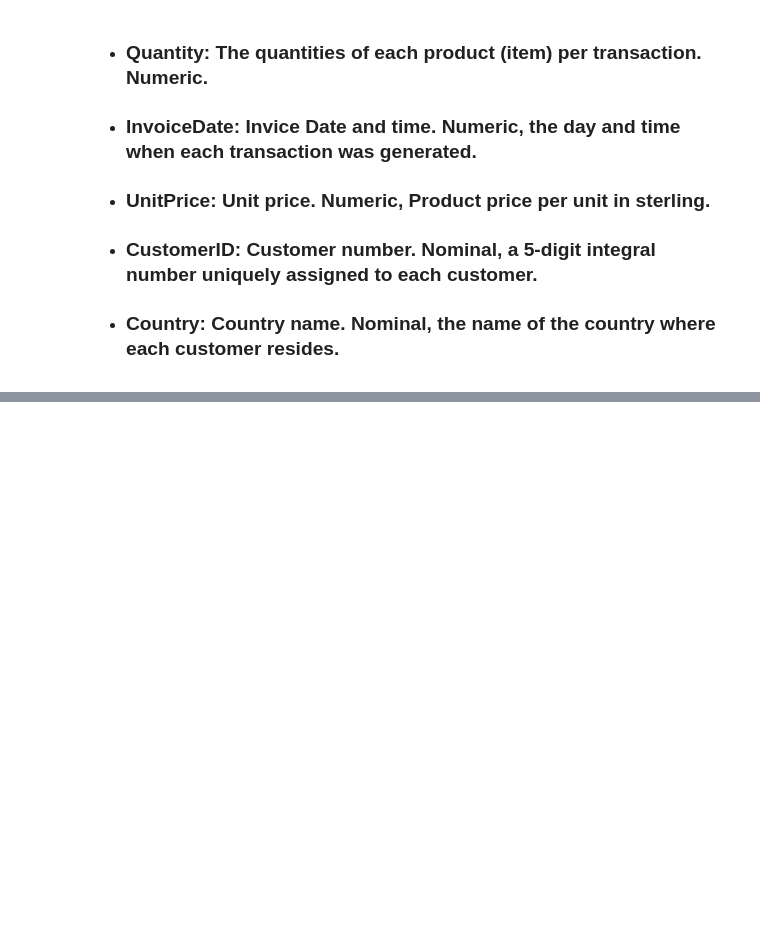
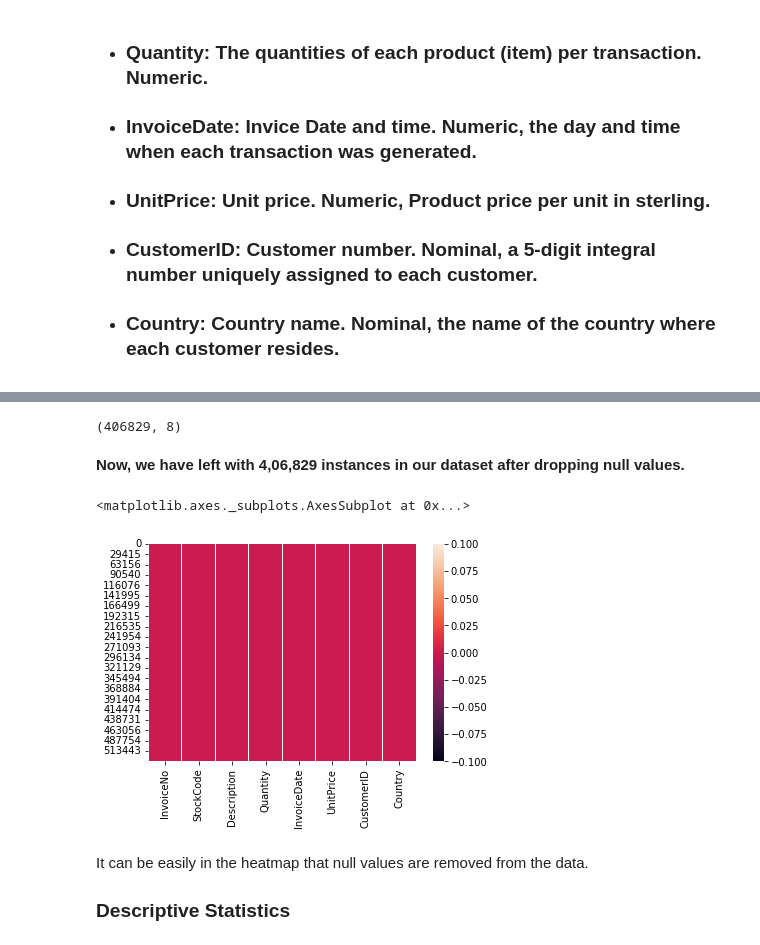
Before and after one commit to Sharath2021/Online-Retail-Customer-Segmentation, a Jupyter notebook: Online_Retail_Customer_Segmentation_Capstone_Project.ipynb, the cells around one changed output, grey strips where cells are left out. Cells and saved outputs as stored; diff of their text form; code cells hidden in the pictures; blank space fills up the shorter version.

```diff
--- a/Online_Retail_Customer_Segmentation_Capstone_Project.ipynb
+++ b/Online_Retail_Customer_Segmentation_Capstone_Project.ipynb
@@ -713,0 +36,3 @@ For n_clusters = 15 The average silhouette_score is : 0.25241443757776777
+# %%
+# inviting dataset
+customer_data = pd.read_excel('/content/drive/MyDrive/Colab Notebooks/Capstone Projects/Capstone_Unsupervised/Online Retail.xlsx')
@@ -713,0 +94,18 @@ For n_clusters = 15 The average silhouette_score is : 0.25241443757776777
+# %%
+customer_data.dropna(axis = 0, inplace = True)
+# %%
+customer_data.shape
+# %% [output]
+(406829, 8)
+# %% [markdown]
+**Now, we have left with 4,06,829 instances in our dataset after dropping null values.**
+# %%
+# visualizing null values
+sns.heatmap(customer_data.isnull())
+# %% [output]
+<matplotlib.axes._subplots.AxesSubplot at 0x...>
+[figure, added]
+# %% [markdown]
+It can be easily in the heatmap that null values are removed from the data.
+
+### Descriptive Statistics
```
Also changed, not shown: parts of 154 cells of this notebook.
